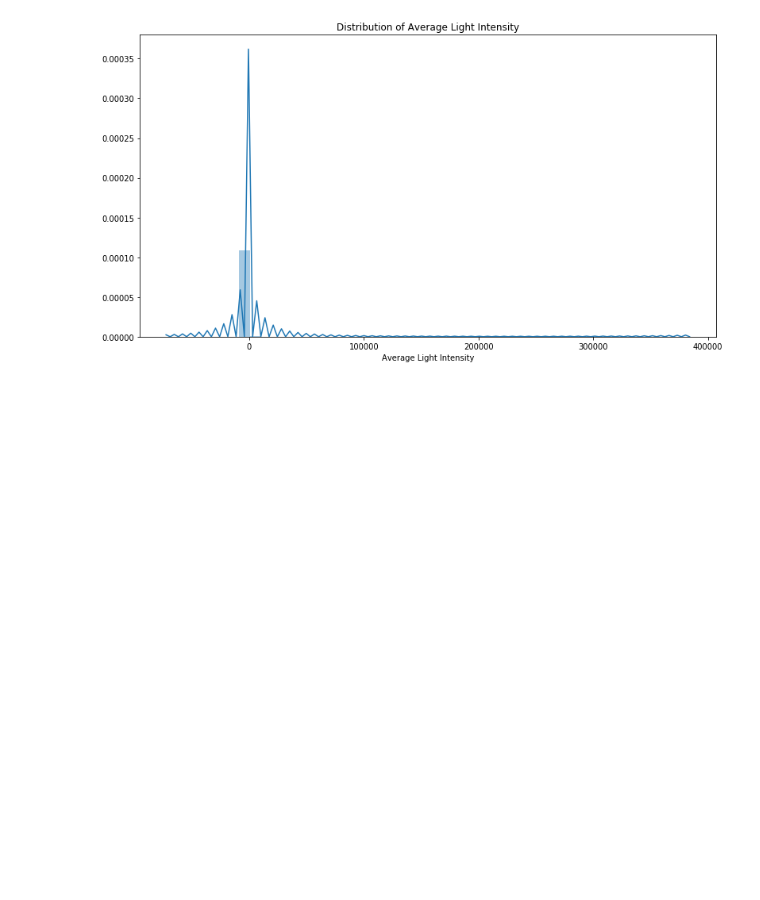
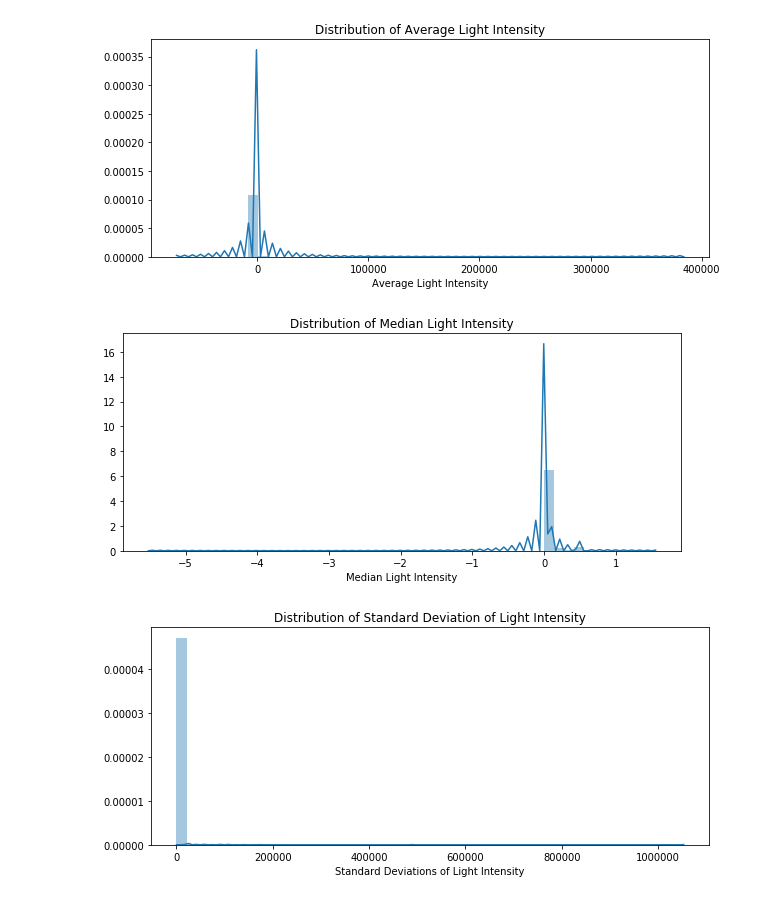
Before and after one commit to jvichare/exoplanet-predictions, a Jupyter notebook: data_exploration.ipynb, the cells around one changed output. Cells and saved outputs as stored; diff of their text form; code cells hidden in the pictures; blank space fills up the shorter version.

```diff
--- a/data_exploration.ipynb
+++ b/data_exploration.ipynb
@@ -65,10 +73,22 @@ Length: 5087, dtype: float64
-# %%
-plt.figure(figsize=(13,7))
-sns.distplot(star_mean)
-# plt.xlim([0,1])
-plt.title('Distribution of Average Light Intensity')
-plt.xlabel('Average Light Intensity')
-
-plt.show()
-# %% [output]
-[figure, removed]
+# %%
+plt.figure(figsize=(10,4))
+sns.distplot(star_mean)
+plt.title('Distribution of Average Light Intensity')
+plt.xlabel('Average Light Intensity')
+plt.show()
+
+plt.figure(figsize=(10,4))
+sns.distplot(star_median)
+plt.title('Distribution of Median Light Intensity')
+plt.xlabel('Median Light Intensity')
+plt.show()
+
+plt.figure(figsize=(10,4))
+sns.distplot(star_stdev)
+plt.title('Distribution of Standard Deviation of Light Intensity')
+plt.xlabel('Standard Deviations of Light Intensity')
+plt.show()
+# %% [output]
+[figure, added]
+[figure, added]
+[figure, added]
```
Also changed, not shown: parts of 14 cells of this notebook.
